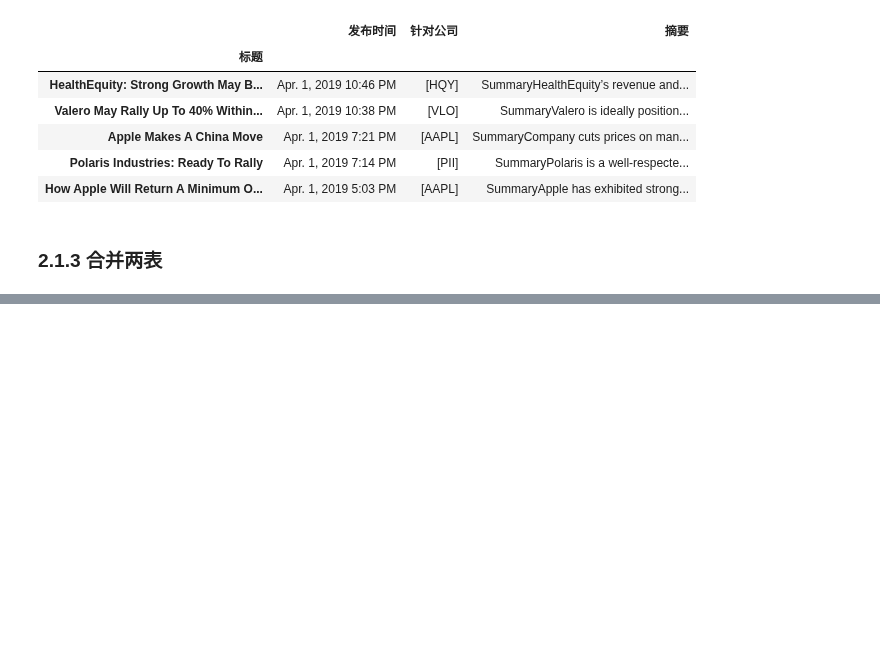
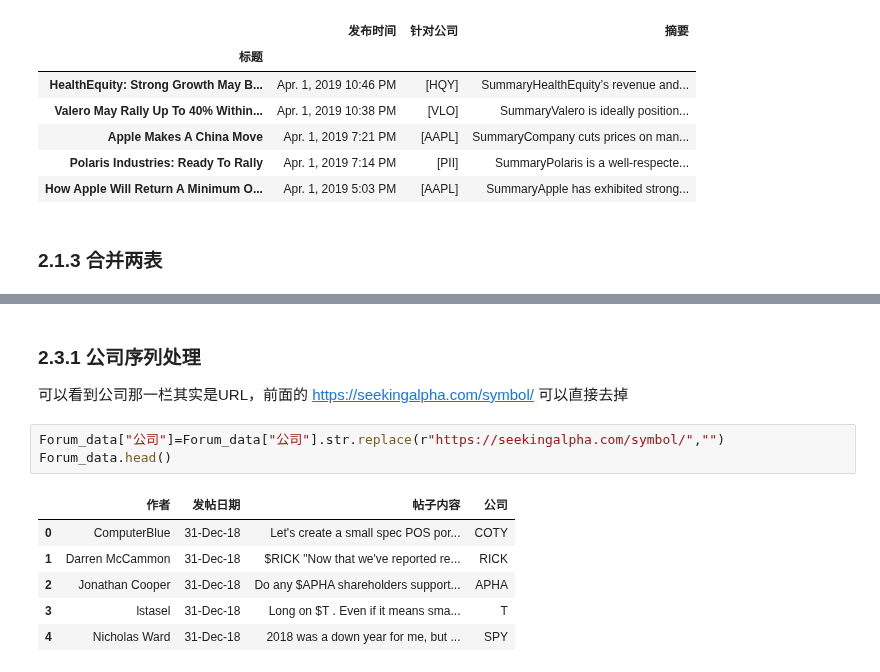
Before and after one commit to easternDay/Stock-forecast, a Jupyter notebook: 一班-1825101045-杨祉.ipynb, the cells around one changed output, grey strips where cells are left out. Saved outputs shown, nothing was run; the diff lists cells and outputs as text; blank space fills up the shorter version.

```diff
--- a/一班-1825101045-杨祉.ipynb
+++ b/一班-1825101045-杨祉.ipynb
@@ -212,0 +287,13 @@ for root, dirs, files in os.walk(os.path.join(os.getcwd(), "")):
+# %% [markdown]
+### 2.3.1 公司序列处理
+可以看到公司那一栏其实是URL，前面的 https://seekingalpha.com/symbol/ 可以直接去掉
+# %%
+Forum_data["公司"]=Forum_data["公司"].str.replace(r"https://seekingalpha.com/symbol/","")
+Forum_data.head()
+# %% [output]
+|  | 作者 | 发帖日期 | 帖子内容 | 公司 |
+| 0 | ComputerBlue | 31-Dec-18 | Let's create a small spec POS por... | COTY |
+| 1 | Darren McCammon | 31-Dec-18 | $RICK "Now that we've reported re... | RICK |
+| 2 | Jonathan Cooper | 31-Dec-18 | Do any $APHA shareholders support... | APHA |
+| 3 | lstasel | 31-Dec-18 | Long on $T . Even if it means sma... | T |
+| 4 | Nicholas Ward | 31-Dec-18 | 2018 was a down year for me, but ... | SPY |
```
Also changed, not shown: parts of 13 cells of this notebook.
